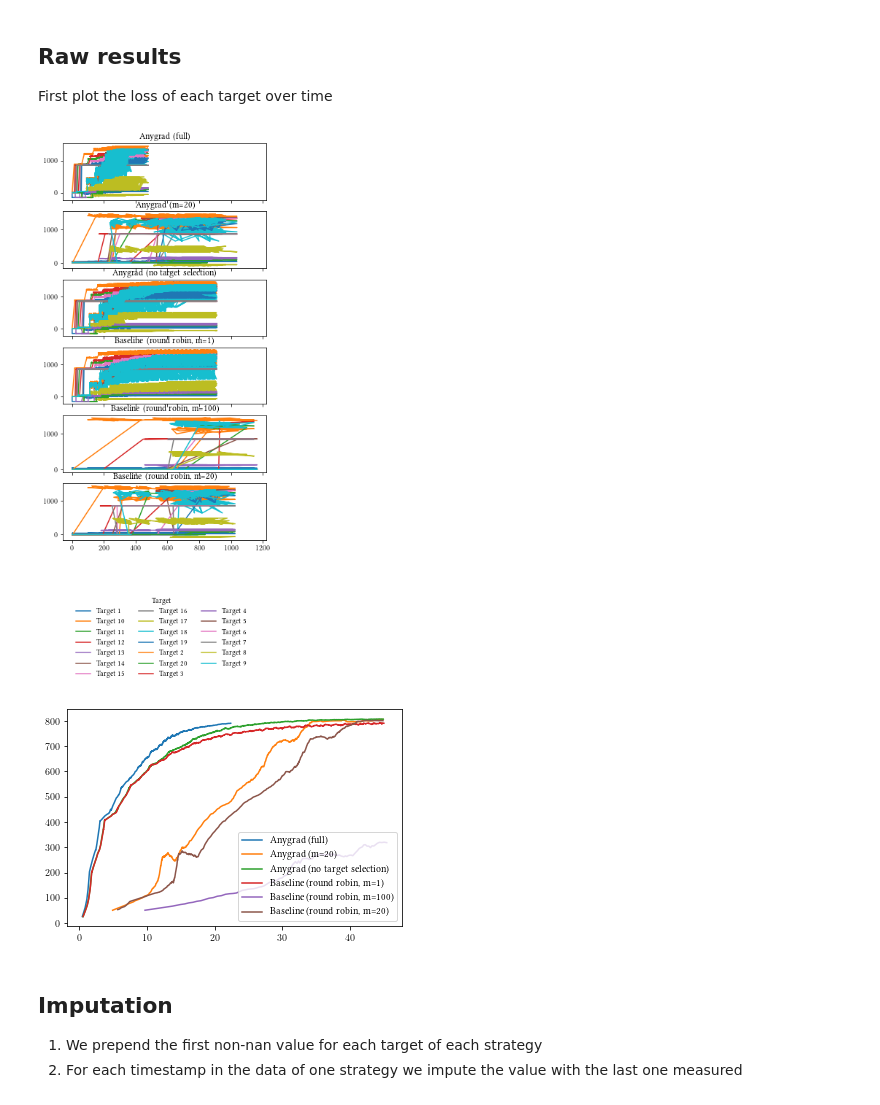
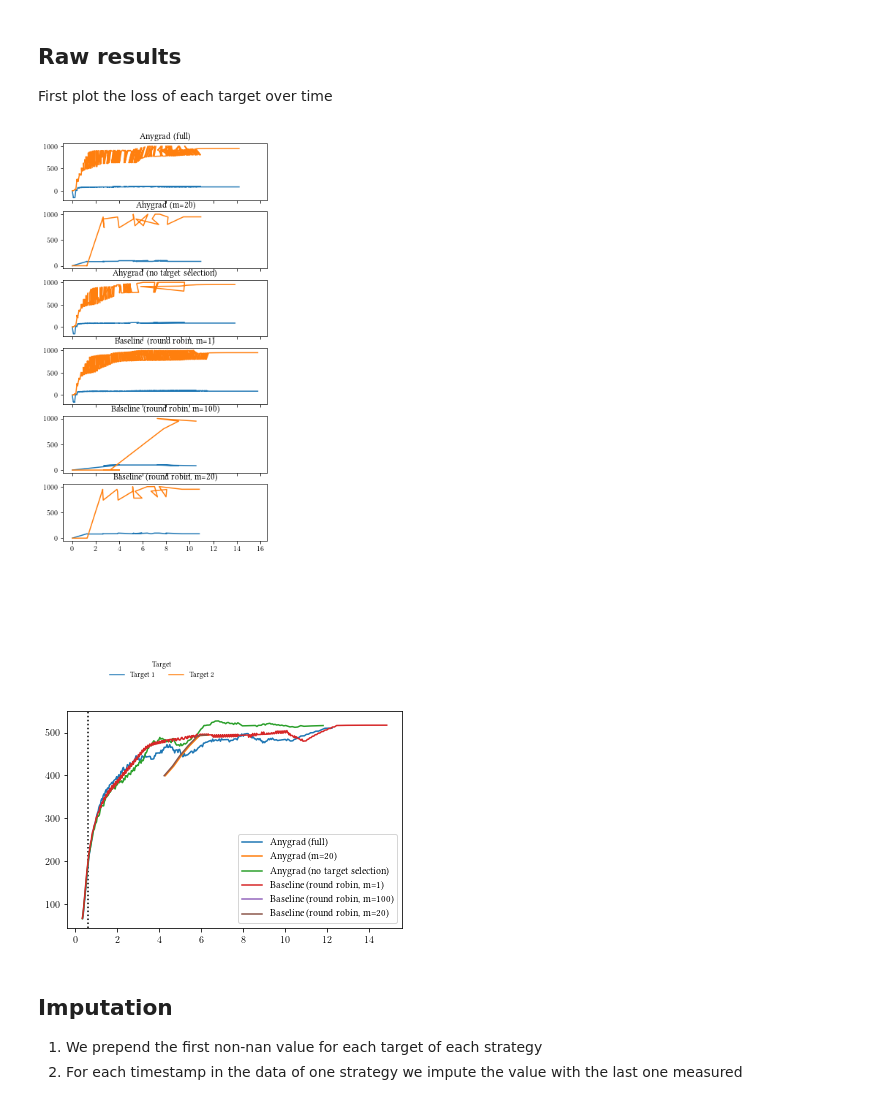
Before and after one commit to heymarco/anygrad, a Jupyter notebook: plotting/evaluate_autoencoder.ipynb, the cells around one changed output. Drawn from its saved outputs; the diff is of its cells as text; code cells hidden in the pictures.

```diff
--- a/plotting/evaluate_autoencoder.ipynb
+++ b/plotting/evaluate_autoencoder.ipynb
@@ -13,7 +13,7 @@ mpl.rc('font', family='serif')
 
 from src.utils import load_all_csv_in_dir
 # %%
-target_dir = ""
+target_dir = "gmm_anygrad"
 data_dir = os.path.join("..", "PythonAnygrad", "save", target_dir)
 data = load_all_csv_in_dir(data_dir)
 data = data.dropna(subset=["value"]).sort_values(by="total_iterations")
@@ -58,24 +58,27 @@ lgd = plt.figlegend(handles, labels, loc='lower center', bbox_to_anchor=(0., -0.
                   frameon=False, ncol=3, title="Target")
 plt.show()
 # %% [output]
-[figure, old version]
+[figure, new version]
 # %%
 for i, strategy in enumerate(strategies):
-    strategy_data = data[data["strategy"] == strategy]
+    strategy_data = data.groupby("strategy").get_group(strategy)
     ax = axes[i]
     ax.set_title(strategy)
-    mean = strategy_data.groupby("total_time").sum().reset_index() / num_targets
-    mean = mean.rolling(window=50).mean()
-    x = mean["total_time"]
-    y = mean["value"]
-    # if strategy == "Anygrad (full)":
-        # finish_warmup_time = next(iter(strategy_data[strategy_data["total_iterations"] > 1*3*num_targets]["total_time"]))
-        # plt.axvline(finish_warmup_time, color="black", ls="dotted")
+    grouped_strategy_data = strategy_data.groupby("total_time")
+    x = (grouped_strategy_data["total_time"].mean()).rolling(window=20).mean()
+    y = (grouped_strategy_data.sum().reset_index()["value"] / num_targets).rolling(window=20).mean()
+    if strategy == "Anygrad (full)":
+        remove = grouped_strategy_data.mean()
+        warmup = strategy_data.groupby("context_change").mean().reset_index()
+        warmup = warmup[warmup["round"] == 3]["total_time"]
+        finish_warmup_time = list(warmup)[-1]
+        plt.axvline(finish_warmup_time, color="black", ls="dotted")
     plt.plot(x, y, label=strategy)
 plt.legend()
+plt.savefig(os.path.join("save", target_dir + ".pdf"))
 plt.show()
 # %% [output]
-[figure, old version]
+[figure, new version]
 # %% [markdown]
 ## Imputation
 
```
Also changed, not shown: parts of 1 cell of this notebook, 4 other files.
